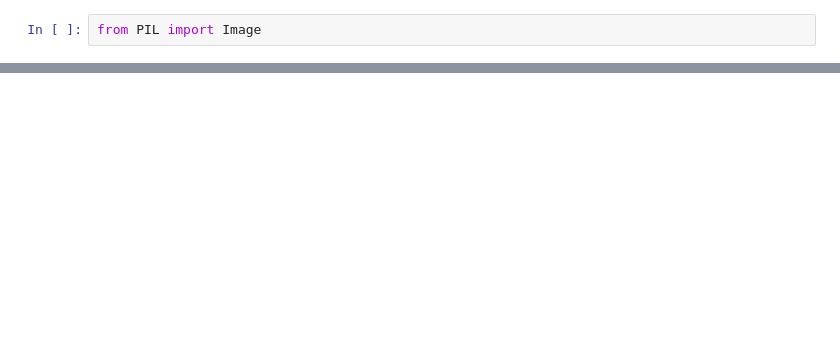
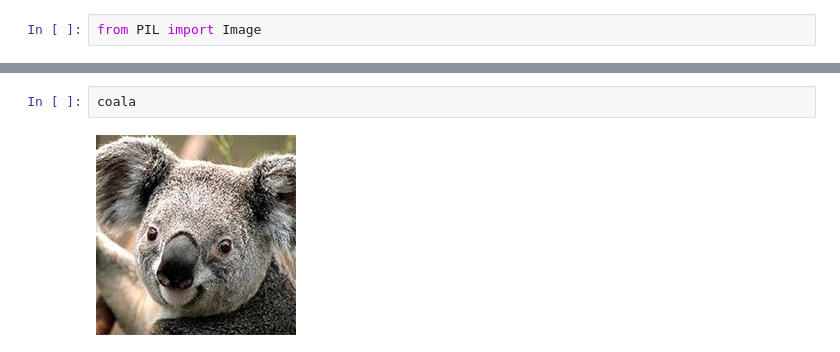
Before and after one commit to hollebenthiago/ecc, a Jupyter notebook: sage_notebook/encrypt_decrypt_message.ipynb, the cells around one changed output, grey strips where cells are left out. Saved outputs shown, nothing was run; the diff lists cells and outputs as text; blank space fills up the shorter version.

```diff
--- a/sage_notebook/encrypt_decrypt_message.ipynb
+++ b/sage_notebook/encrypt_decrypt_message.ipynb
@@ -165,0 +108,4 @@ IOError: decoder jpeg not available
+# %%
+coala
+# %% [output]
+[figure, added]
```
Also changed, not shown: parts of 54 cells of this notebook, 12 other files.
